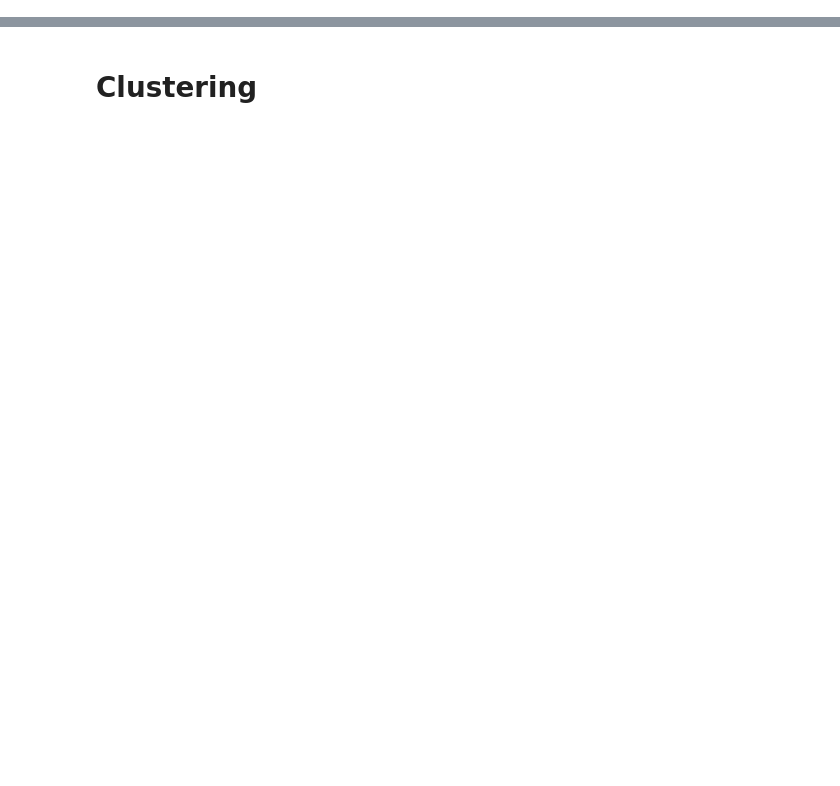
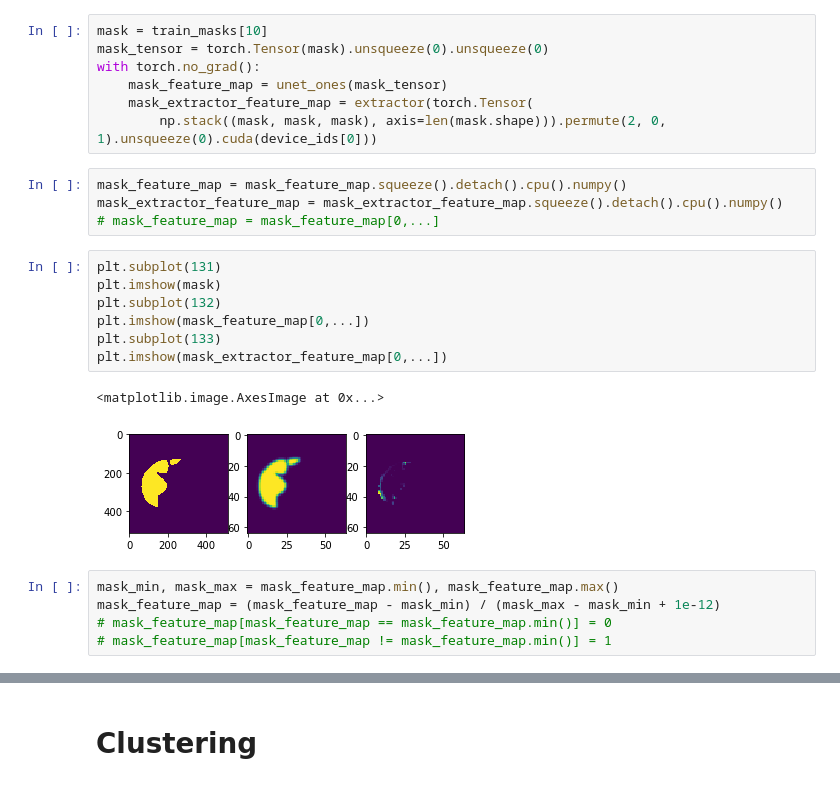
Before and after one commit to mattesko/CompNet-Medical, a Jupyter notebook: notebooks/vmf_learning.ipynb, the cells around one changed output, grey strips where cells are left out. Cells and saved outputs as stored; diff of their text form; blank space fills up the shorter version.

```diff
--- a/notebooks/vmf_learning.ipynb
+++ b/notebooks/vmf_learning.ipynb
@@ -124,0 +174,26 @@ Wall time: 13.3 s
+# %%
+mask = train_masks[10]
+mask_tensor = torch.Tensor(mask).unsqueeze(0).unsqueeze(0)
+with torch.no_grad():
+    mask_feature_map = unet_ones(mask_tensor)
+    mask_extractor_feature_map = extractor(torch.Tensor(
+        np.stack((mask, mask, mask), axis=len(mask.shape))).permute(2, 0, 1).unsqueeze(0).cuda(device_ids[0]))
+# %%
+mask_feature_map = mask_feature_map.squeeze().detach().cpu().numpy()
+mask_extractor_feature_map = mask_extractor_feature_map.squeeze().detach().cpu().numpy()
+# mask_feature_map = mask_feature_map[0,...]
+# %%
+plt.subplot(131)
+plt.imshow(mask)
+plt.subplot(132)
+plt.imshow(mask_feature_map[0,...])
+plt.subplot(133)
+plt.imshow(mask_extractor_feature_map[0,...])
+# %% [output]
+<matplotlib.image.AxesImage at 0x...>
+[figure, added]
+# %%
+mask_min, mask_max = mask_feature_map.min(), mask_feature_map.max()
+mask_feature_map = (mask_feature_map - mask_min) / (mask_max - mask_min + 1e-12)
+# mask_feature_map[mask_feature_map == mask_feature_map.min()] = 0
+# mask_feature_map[mask_feature_map != mask_feature_map.min()] = 1
```
Also changed, not shown: parts of 29 cells of this notebook, 1 other file.
